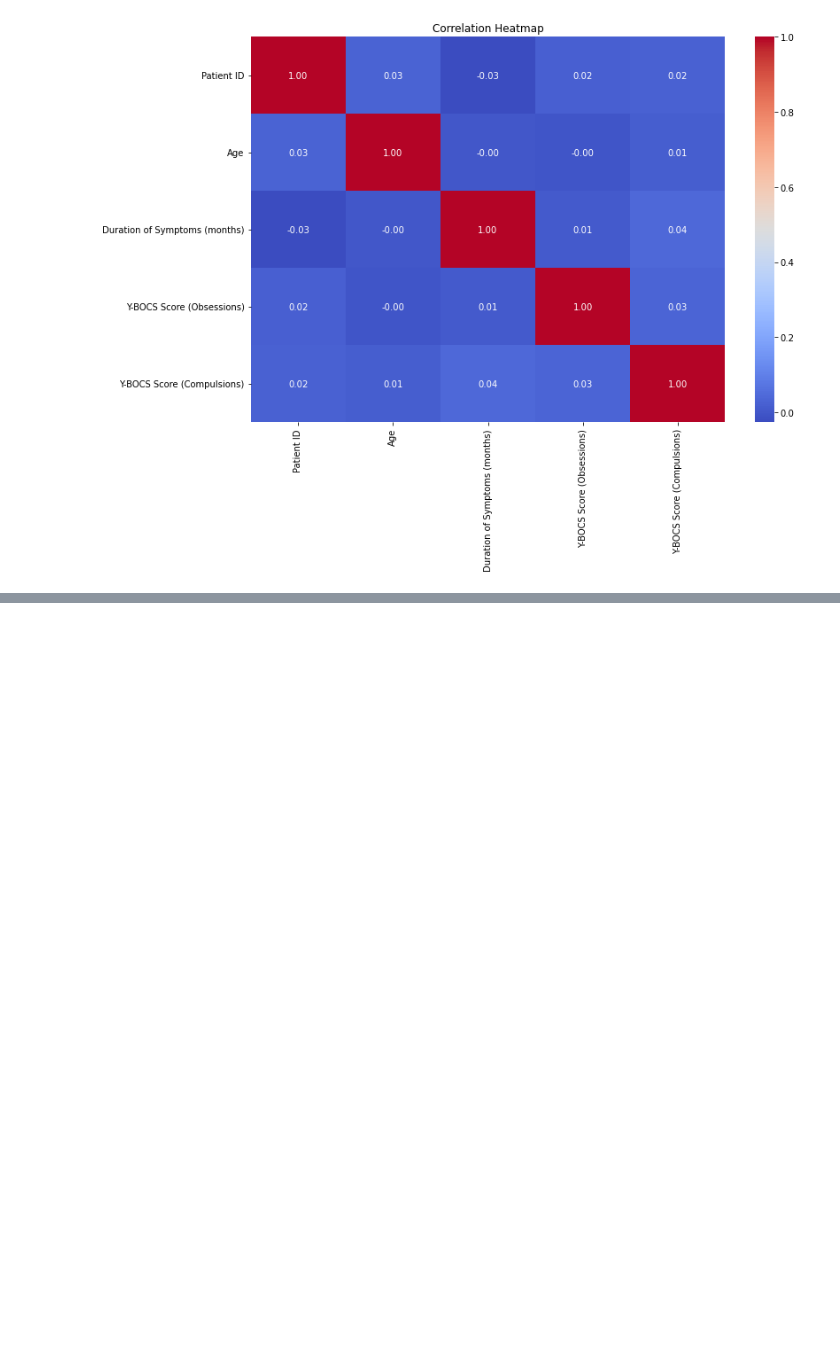
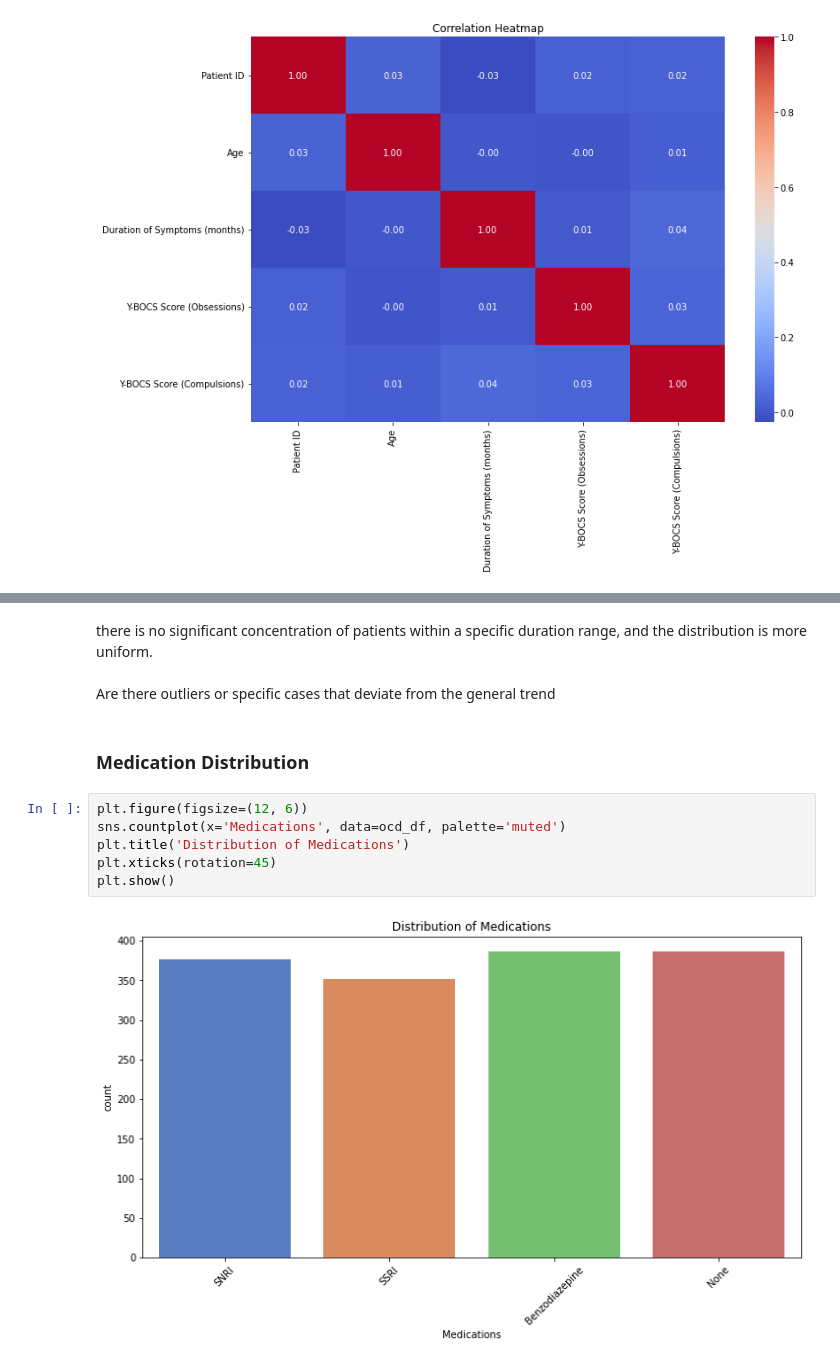
Before and after one commit to bladealec/ocd_demographics, a Jupyter notebook: eda.ipynb, the cells around one changed output, grey strips where cells are left out. Drawn from its saved outputs; the diff is of its cells as text; blank space fills up the shorter version.

```diff
--- a/eda.ipynb
+++ b/eda.ipynb
@@ -72,0 +106,14 @@ plt.show()
+# %% [markdown]
+there is no significant concentration of patients within a specific duration range, and the distribution is more uniform.
+<br><br>
+Are there outliers or specific cases that deviate from the general trend
+# %% [markdown]
+### Medication Distribution
+# %%
+plt.figure(figsize=(12, 6))
+sns.countplot(x='Medications', data=ocd_df, palette='muted')
+plt.title('Distribution of Medications')
+plt.xticks(rotation=45)
+plt.show()
+# %% [output]
+[figure, added]
```
Also changed, not shown: parts of 11 cells of this notebook.
